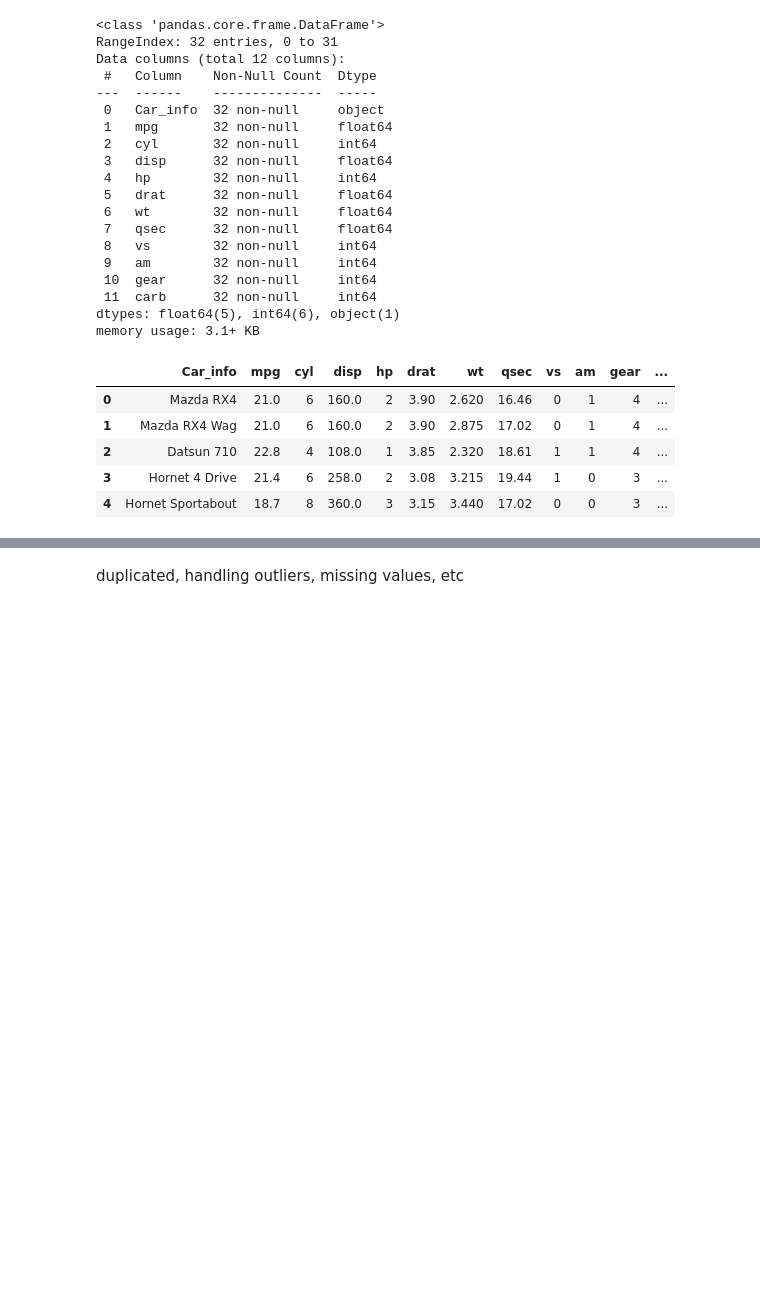
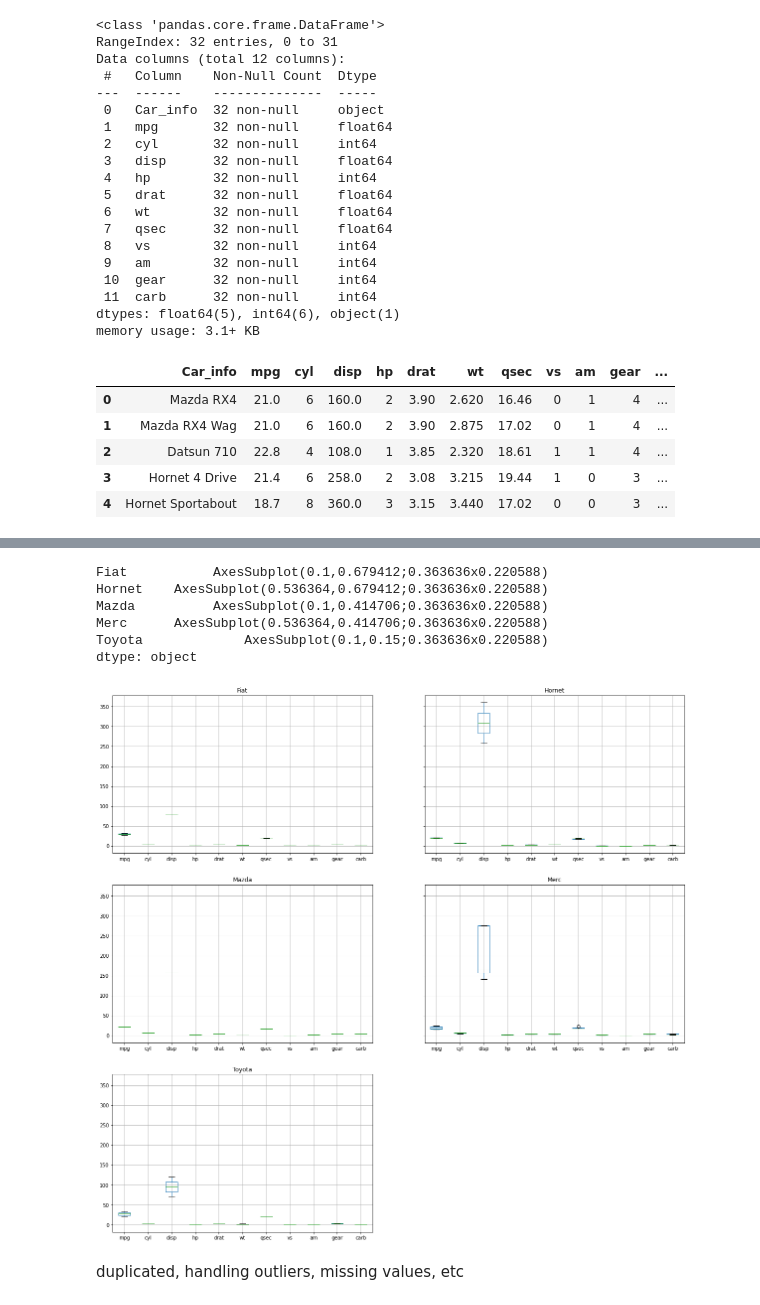
Before and after one commit to kmouleejunhyuk/bigdata_analysist_practical, a Jupyter notebook: type1_Data_Preprocessing.ipynb, the cells around one changed output, grey strips where cells are left out. Drawn from its saved outputs; the diff is of its cells as text; code cells hidden in the pictures; blank space fills up the shorter version.

```diff
--- a/type1_Data_Preprocessing.ipynb
+++ b/type1_Data_Preprocessing.ipynb
@@ -169 +167,7 @@ Maserati    1
 Name: Car_info_dummy_0, dtype: int64
+# %%
+#grouping 활용법
+tmp = [x for x in modified_data.values if x[-1] in ['Merc', 'Toyota', 'Mazda', 'Hornet', 'Fiat']]
+tmp = pd.DataFrame(tmp, columns = modified_data.columns)
+g = tmp.groupby(['Car_info_dummy_0'])
+g.mean()
@@ -170,3 +182,13 @@ Name: Car_info_dummy_0, dtype: int64
+# %%
+g.boxplot(figsize = (20, 20))
+# %% [output]
+Fiat           AxesSubplot(0.1,0.679412;0.363636x0.220588)
+Hornet    AxesSubplot(0.536364,0.679412;0.363636x0.220588)
+Mazda          AxesSubplot(0.1,0.414706;0.363636x0.220588)
+Merc      AxesSubplot(0.536364,0.414706;0.363636x0.220588)
+Toyota             AxesSubplot(0.1,0.15;0.363636x0.220588)
+dtype: object
+[figure, added]
 # %% [markdown]
 duplicated, handling outliers, missing values, etc
 # %%
```
Also changed, not shown: parts of 3 cells of this notebook.
